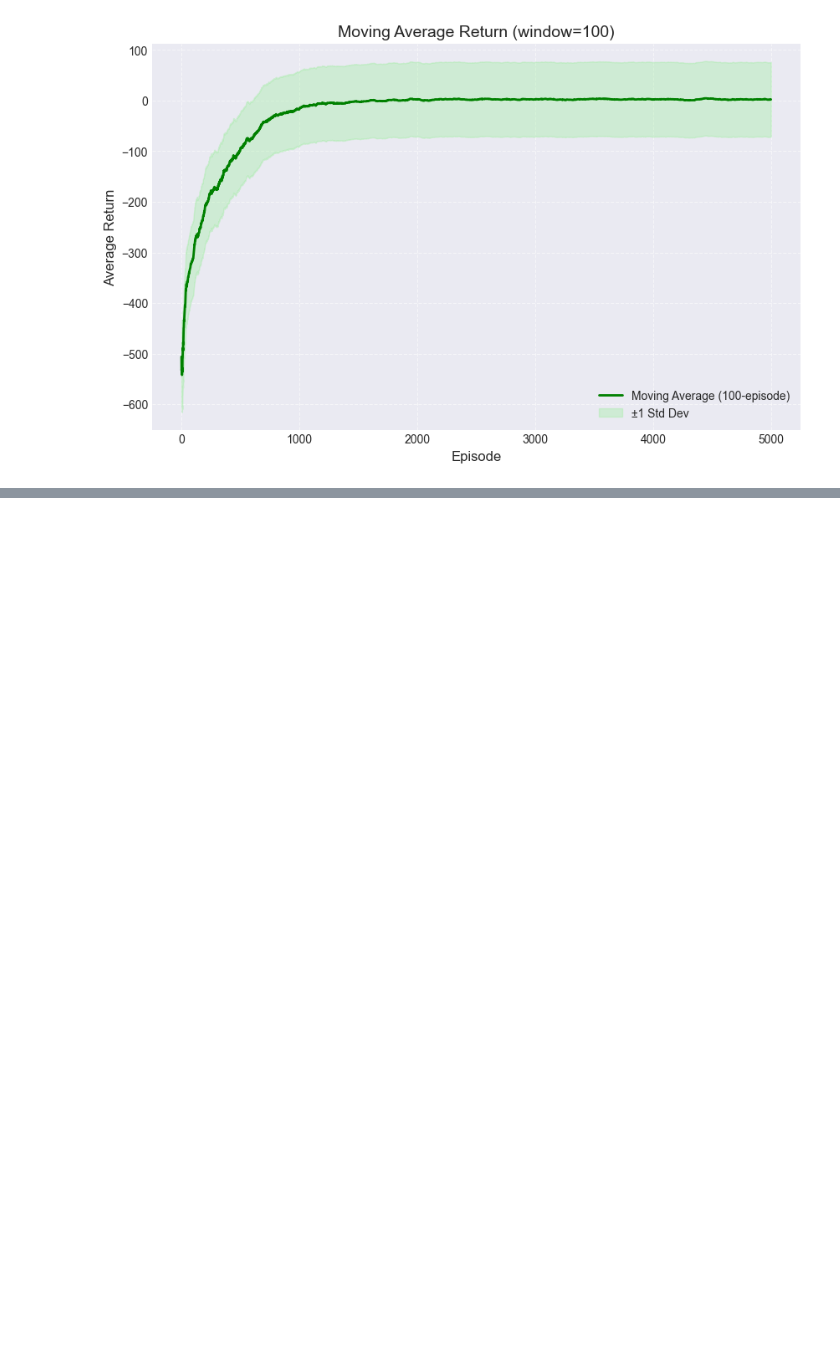
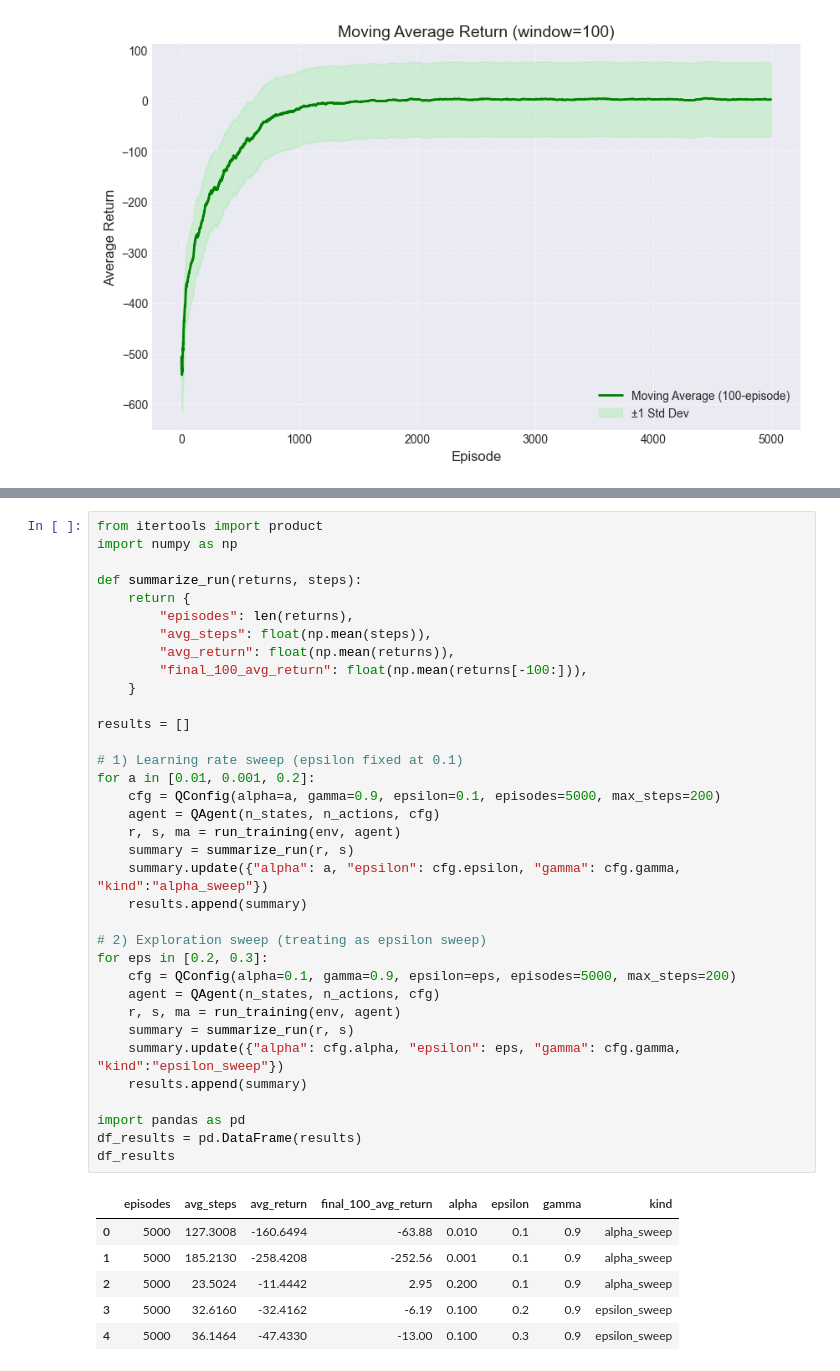
Before and after one commit to Reddy3001/Assignment-2-CSCN8020, a Jupyter notebook: Submission.ipynb, the cells around one changed output, grey strips where cells are left out. Drawn from its saved outputs; the diff is of its cells as text; blank space fills up the shorter version.

Commit message:
Added hyperparameter sweep experiments for Q-learning agent.

```diff
--- a/Submission.ipynb
+++ b/Submission.ipynb
@@ -214,0 +227,42 @@ Average return/episode: -21.28
+# %%
+from itertools import product
+import numpy as np
+
+def summarize_run(returns, steps):
+    return {
+        "episodes": len(returns),
+        "avg_steps": float(np.mean(steps)),
+        "avg_return": float(np.mean(returns)),
+        "final_100_avg_return": float(np.mean(returns[-100:])),
+    }
+
+results = []
+
+# 1) Learning rate sweep (epsilon fixed at 0.1)
+for a in [0.01, 0.001, 0.2]:
+    cfg = QConfig(alpha=a, gamma=0.9, epsilon=0.1, episodes=5000, max_steps=200)
+    agent = QAgent(n_states, n_actions, cfg)
+    r, s, ma = run_training(env, agent)
+    summary = summarize_run(r, s)
+    summary.update({"alpha": a, "epsilon": cfg.epsilon, "gamma": cfg.gamma, "kind":"alpha_sweep"})
+    results.append(summary)
+
+# 2) Exploration sweep (treating as epsilon sweep)
+for eps in [0.2, 0.3]:
+    cfg = QConfig(alpha=0.1, gamma=0.9, epsilon=eps, episodes=5000, max_steps=200)
+    agent = QAgent(n_states, n_actions, cfg)
+    r, s, ma = run_training(env, agent)
+    summary = summarize_run(r, s)
+    summary.update({"alpha": cfg.alpha, "epsilon": eps, "gamma": cfg.gamma, "kind":"epsilon_sweep"})
+    results.append(summary)
+
+import pandas as pd
+df_results = pd.DataFrame(results)
+df_results
+# %% [output]
+|  | episodes | avg_steps | avg_return | final_100_avg_return | alpha | epsilon | gamma | kind |
+| 0 | 5000 | 127.3008 | -160.6494 | -63.88 | 0.010 | 0.1 | 0.9 | alpha_sweep |
+| 1 | 5000 | 185.2130 | -258.4208 | -252.56 | 0.001 | 0.1 | 0.9 | alpha_sweep |
+| 2 | 5000 | 23.5024 | -11.4442 | 2.95 | 0.200 | 0.1 | 0.9 | alpha_sweep |
+| 3 | 5000 | 32.6160 | -32.4162 | -6.19 | 0.100 | 0.2 | 0.9 | epsilon_sweep |
+| 4 | 5000 | 36.1464 | -47.4330 | -13.00 | 0.100 | 0.3 | 0.9 | epsilon_sweep |
```
Also changed, not shown: parts of 4 cells of this notebook.
